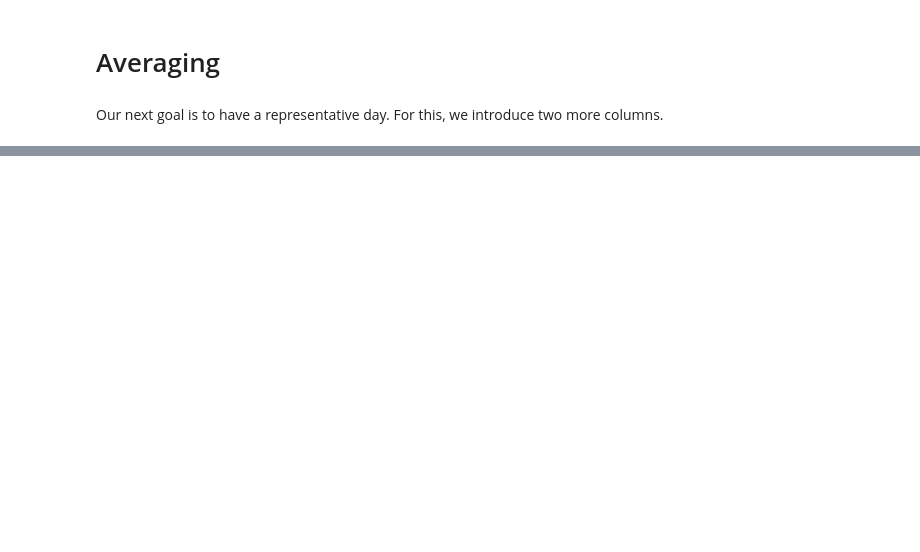
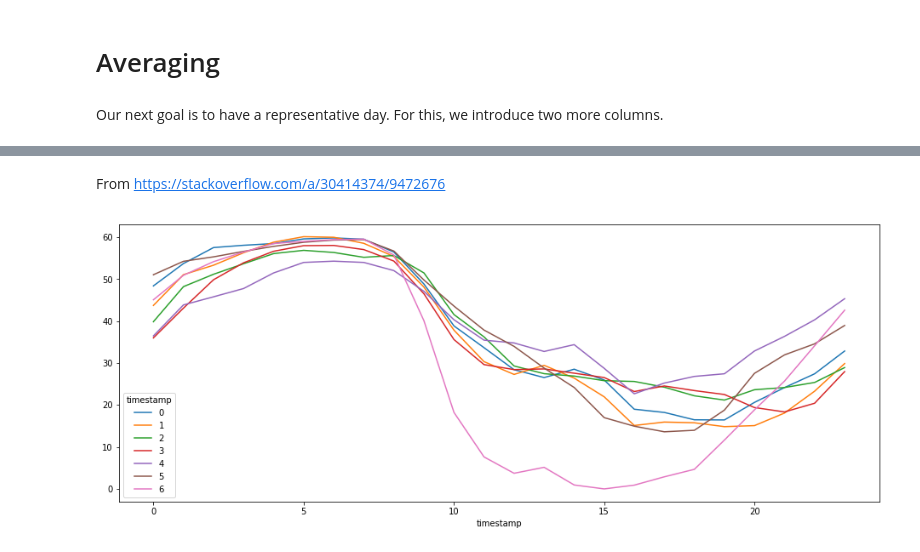
Before and after one commit to antoinechoffrut/la_permanence, a Jupyter notebook: la_permanence_EDA.ipynb, the cells around one changed output, grey strips where cells are left out. Cells and saved outputs as stored; diff of their text form; code cells hidden in the pictures; blank space fills up the shorter version.

```diff
--- a/la_permanence_EDA.ipynb
+++ b/la_permanence_EDA.ipynb
@@ -132,0 +153,11 @@ attendance_by_day_of_week.groupby(by=['day of week']).plot(figsize=(16, 4));
+# %% [markdown]
+From
+https://stackoverflow.com/a/30414374/9472676
+# %%
+df = attendance.loc[:, ['Moulin']]
+pv = pd.pivot_table(df, index=df.index.hour, columns=df.index.dayofweek, values='Moulin', aggfunc='mean')
+#pv
+
+pv.plot(figsize=(16, 6));
+# %% [output]
+[figure, added]
```
Also changed, not shown: parts of 7 cells of this notebook.
